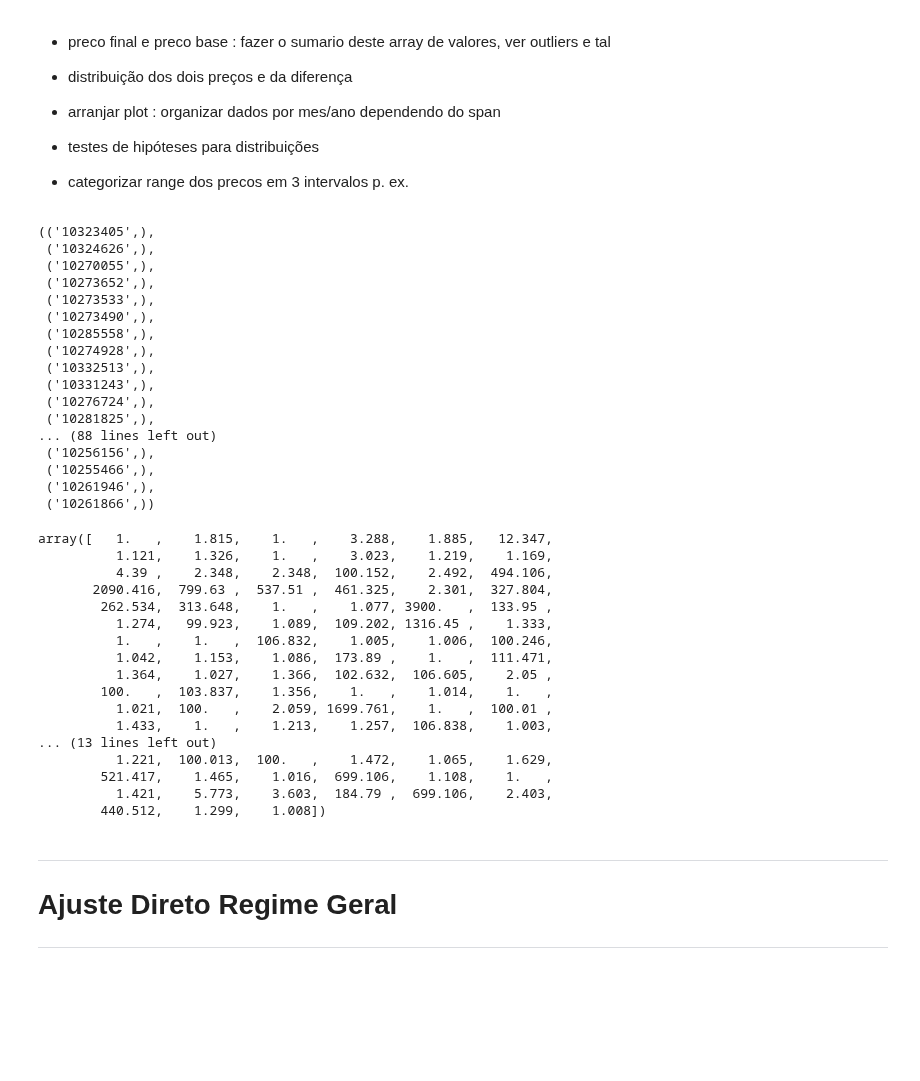
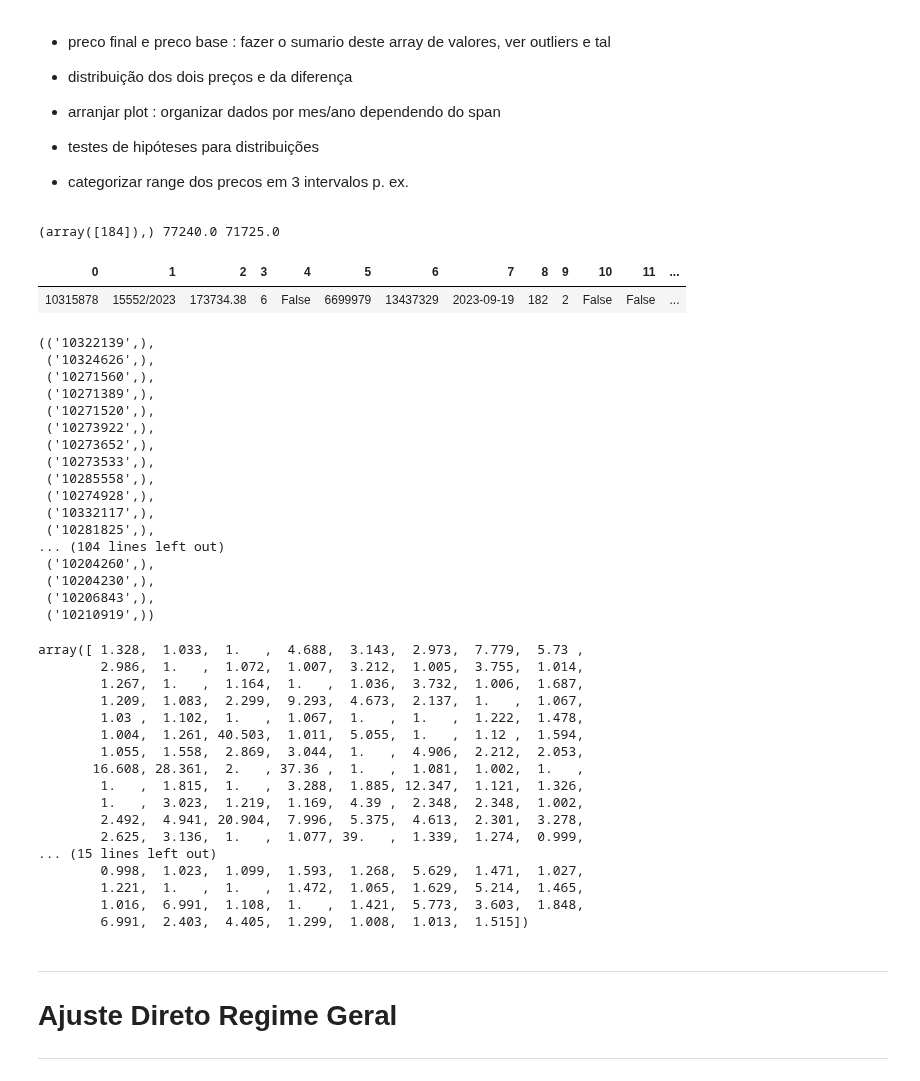
Before and after one commit to francisco-vpereira/ForceraIntership, a Jupyter notebook: forcera/scripts/contratos_v2.ipynb, the cells around one changed output. Cells and saved outputs as stored; diff of their text form; code cells hidden in the pictures; blank space fills up the shorter version.

Commit message:
Correção de erro no cálculo do preco base

```diff
--- a/forcera/scripts/contratos_v2.ipynb
+++ b/forcera/scripts/contratos_v2.ipynb
@@ -631,7 +633,7 @@ def preco_base3(id_anuncio):
         WHERE id IN %s; ''', (tuple(id_anuncio),))
 
     preco = list(cur.fetchall())
-
+    #return preco
 
     # Como os valores do preco base estão no formato ---.---,--€ é precio converter em -------.-- para comparar posteriormente
     n = len(preco)
@@ -639,10 +641,11 @@ def preco_base3(id_anuncio):
 
     for i in range(n):
 
-        if preco[i][0] != 'None':
-            p[i] = (preco[i][0]).replace(".00", "").replace(".", "").replace(",",".").replace("€","")
+       if preco[i][0] != 'None':
+           #p[i] = (preco[i][0]).replace(".00", "").replace(".", "").replace(",",".").replace("€","")
+           p[i] = (preco[i][0])
 
-        else:
-            pass
+       else:
+           pass
 
     return p
@@ -860,52 +865,58 @@ plt.show()
 
 - categorizar range dos precos em 3 intervalos p. ex.
 # %%
-#print(np.where(pb/pc > 400))
+print(np.where(pb/pc > 3800), pb[91], pc[91])
 
-#HTML(contrato(cpub[22]).to_html(index=False))
+HTML(contrato(cpub[91]).to_html(index=False))
+
+#url('10315878')
+# %% [output]
+(array([184]),) 77240.0 71725.0
+| 0 | 1 | 2 | 3 | 4 | 5 | 6 | 7 | 8 | 9 | 10 | 11 | ... |
+| 10315878 | 15552/2023 | 173734.38 | 6 | False | 6699979 | 13437329 | 2023-09-19 | 182 | 2 | False | False | ... |
 # %%
 redflag(pb, pc, 0.1, cpub, 20)
 # %% [output]
-(('10323405',),
+(('10322139',),
  ('10324626',),
- ('10270055',),
+ ('10271560',),
+ ('10271389',),
+ ('10271520',),
+ ('10273922',),
  ('10273652',),
  ('10273533',),
- ('10273490',),
  ('10285558',),
  ('10274928',),
- ('10332513',),
- ('10331243',),
- ('10276724',),
+ ('10332117',),
  ('10281825',),
-... (88 lines left out)
- ('10256156',),
- ('10255466',),
- ('10261946',),
- ('10261866',))
+... (104 lines left out)
+ ('10204260',),
+ ('10204230',),
+ ('10206843',),
+ ('10210919',))
 # %%
 np.set_printoptions(precision=3)
 np.set_printoptions(suppress=True)
 
 (np.round(pb/pc, 4))
 # %% [output]
-array([   1.   ,    1.815,    1.   ,    3.288,    1.885,   12.347,
-          1.121,    1.326,    1.   ,    3.023,    1.219,    1.169,
-          4.39 ,    2.348,    2.348,  100.152,    2.492,  494.106,
-       2090.416,  799.63 ,  537.51 ,  461.325,    2.301,  327.804,
-        262.534,  313.648,    1.   ,    1.077, 3900.   ,  133.95 ,
-          1.274,   99.923,    1.089,  109.202, 1316.45 ,    1.333,
-          1.   ,    1.   ,  106.832,    1.005,    1.006,  100.246,
-          1.042,    1.153,    1.086,  173.89 ,    1.   ,  111.471,
-          1.364,    1.027,    1.366,  102.632,  106.605,    2.05 ,
-        100.   ,  103.837,    1.356,    1.   ,    1.014,    1.   ,
-          1.021,  100.   ,    2.059, 1699.761,    1.   ,  100.01 ,
-          1.433,    1.   ,    1.213,    1.257,  106.838,    1.003,
-... (13 lines left out)
-          1.221,  100.013,  100.   ,    1.472,    1.065,    1.629,
-        521.417,    1.465,    1.016,  699.106,    1.108,    1.   ,
-          1.421,    5.773,    3.603,  184.79 ,  699.106,    2.403,
-        440.512,    1.299,    1.008])
+array([ 1.328,  1.033,  1.   ,  4.688,  3.143,  2.973,  7.779,  5.73 ,
+        2.986,  1.   ,  1.072,  1.007,  3.212,  1.005,  3.755,  1.014,
+        1.267,  1.   ,  1.164,  1.   ,  1.036,  3.732,  1.006,  1.687,
+        1.209,  1.083,  2.299,  9.293,  4.673,  2.137,  1.   ,  1.067,
+        1.03 ,  1.102,  1.   ,  1.067,  1.   ,  1.   ,  1.222,  1.478,
+        1.004,  1.261, 40.503,  1.011,  5.055,  1.   ,  1.12 ,  1.594,
+        1.055,  1.558,  2.869,  3.044,  1.   ,  4.906,  2.212,  2.053,
+       16.608, 28.361,  2.   , 37.36 ,  1.   ,  1.081,  1.002,  1.   ,
+        1.   ,  1.815,  1.   ,  3.288,  1.885, 12.347,  1.121,  1.326,
+        1.   ,  3.023,  1.219,  1.169,  4.39 ,  2.348,  2.348,  1.002,
+        2.492,  4.941, 20.904,  7.996,  5.375,  4.613,  2.301,  3.278,
+        2.625,  3.136,  1.   ,  1.077, 39.   ,  1.339,  1.274,  0.999,
+... (15 lines left out)
+        0.998,  1.023,  1.099,  1.593,  1.268,  5.629,  1.471,  1.027,
+        1.221,  1.   ,  1.   ,  1.472,  1.065,  1.629,  5.214,  1.465,
+        1.016,  6.991,  1.108,  1.   ,  1.421,  5.773,  3.603,  1.848,
+        6.991,  2.403,  4.405,  1.299,  1.008,  1.013,  1.515])
 # %% [markdown]
 ***
 
```
Also changed, not shown: parts of 24 cells of this notebook.
